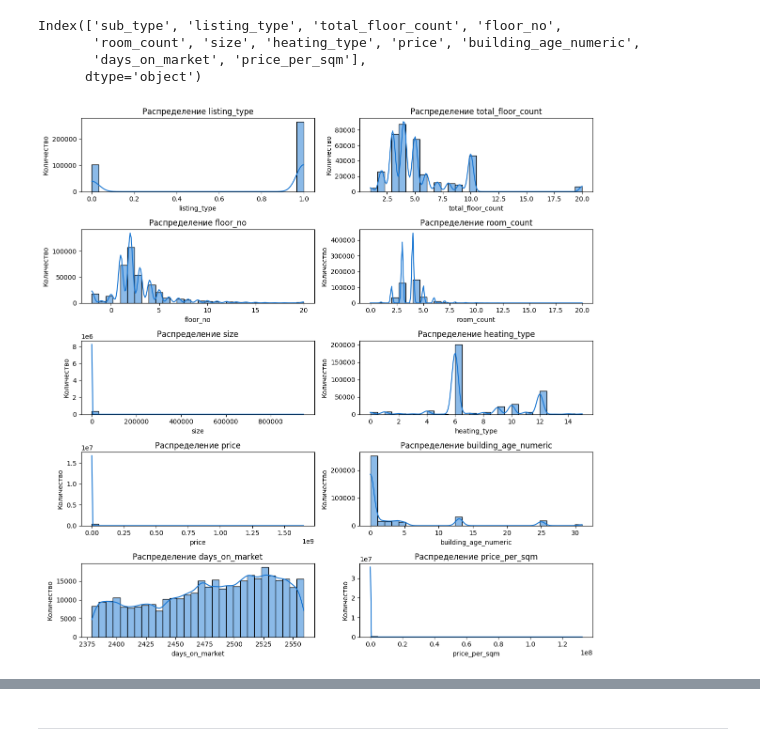
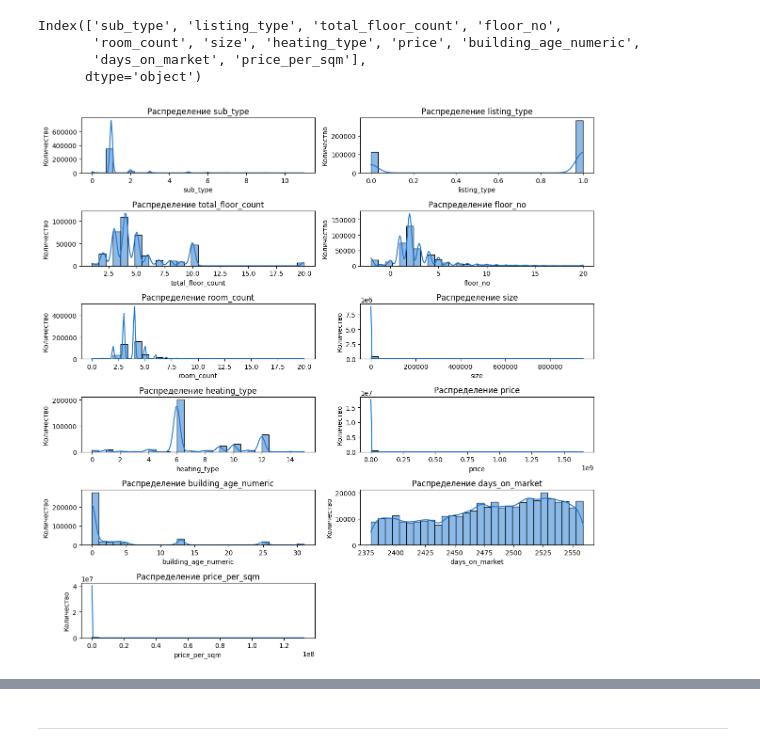
Before and after one commit to mewkfeli/MachineLearning_TeamWork, a Jupyter notebook: Командный.ipynb, the cells around one changed output, grey strips where cells are left out. Drawn from its saved outputs; the diff is of its cells as text; code cells hidden in the pictures.

```diff
--- a/Командный.ipynb
+++ b/Командный.ipynb
@@ -331,6 +331,7 @@ Categories (12, object): ['Flat', 'Komple Bina', 'Kooperatif', 'Köşk / Konak /
 # Преобразовываем sub_type в числовые значения
 sub_type_mapping = {value: idx for idx, value in enumerate(df['sub_type'].unique())}
 df['sub_type'] = df['sub_type'].map(sub_type_mapping)
+df['sub_type'] = df['sub_type'].astype(int)
 # %%
 df['type'].unique()
 # %% [output]
@@ -506,20 +507,20 @@ Index(['sub_type', 'listing_type', 'total_floor_count', 'floor_no',
 # %%
 import matplotlib.pyplot as plt
 import seaborn as sns
 
 numeric_cols = df.select_dtypes(include='number')
 
 plt.figure(figsize=(12, 12))
 for i, col in enumerate(numeric_cols, 1):
-    plt.subplot(5, 2, i)
+    plt.subplot(6, 2, i)
     sns.histplot(df[col], bins=30, kde=True, color='#1976d2')
     plt.title(f'Распределение {col}')
     plt.xlabel(col)
     plt.ylabel('Количество')
 plt.tight_layout()
 plt.show()
 # %% [output]
-[figure, old version]
+[figure, new version]
 # %%
 numeric_cols = df.select_dtypes(include='number')
 
```
Also changed, not shown: parts of 17 cells of this notebook.
